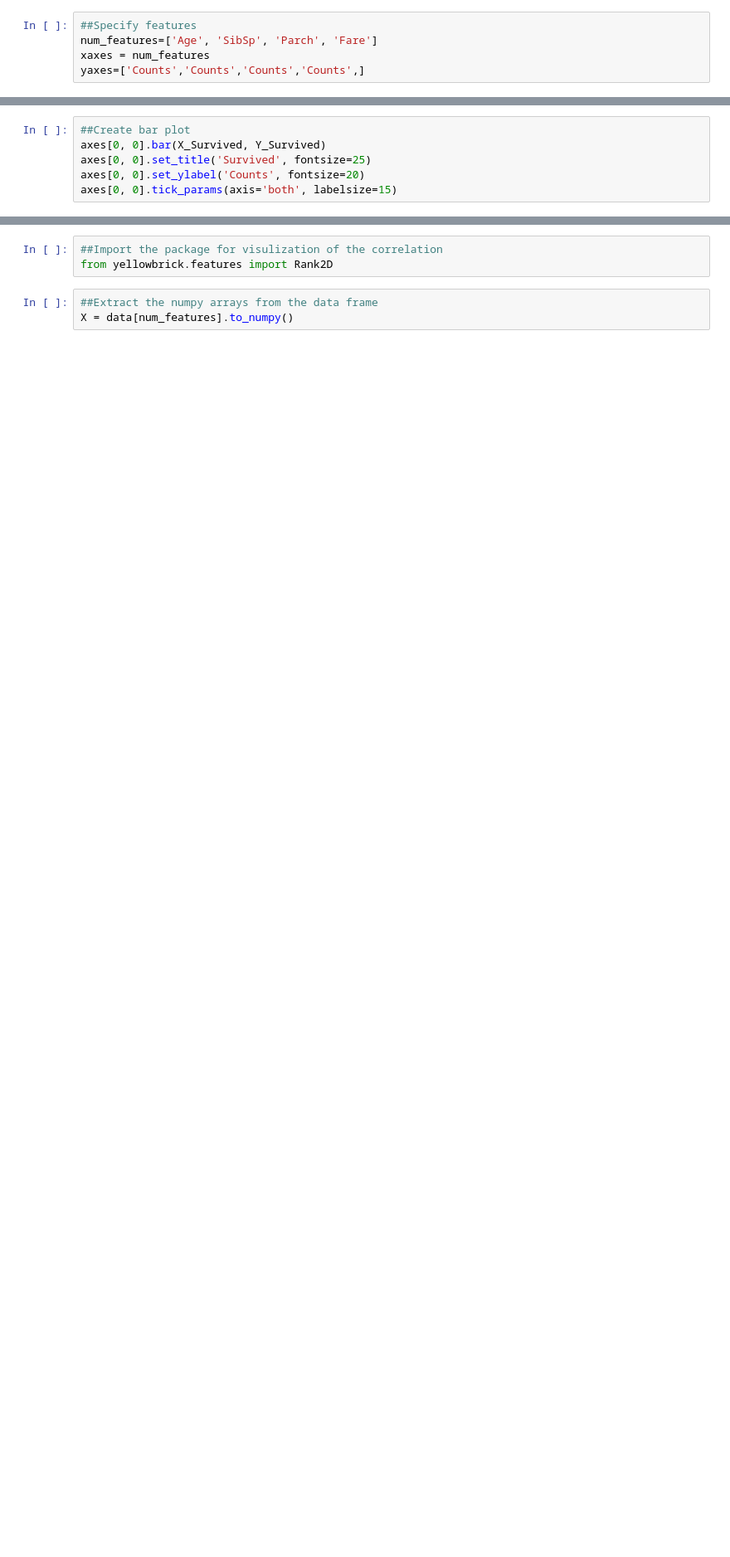
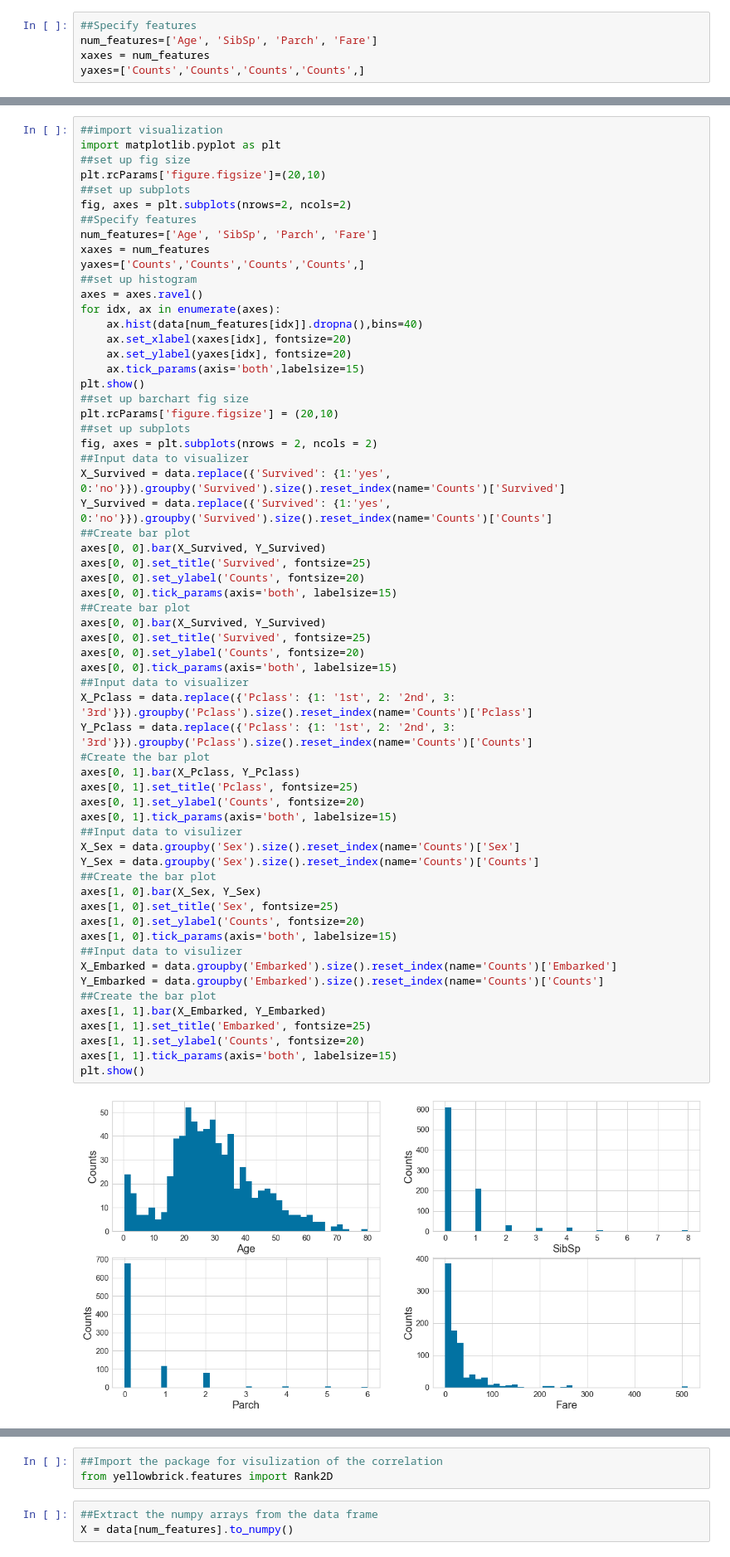
Before and after one commit to JZamora1108/DSC-550, a Jupyter notebook: DSC 550 - Titanic Case Study.ipynb, the cells around one changed output, grey strips where cells are left out. Shown: that part at 83% size. Cells and saved outputs as stored; diff of their text form; blank space fills up the shorter version.

```diff
--- a/DSC 550 - Titanic Case Study.ipynb
+++ b/DSC 550 - Titanic Case Study.ipynb
@@ -113,6 +66,63 @@ Y_Survived = data.replace({'Survived': {1:'yes', 0:'no'}}).groupby('Survived').s
 # %%
+##import visualization
+import matplotlib.pyplot as plt
+##set up fig size
+plt.rcParams['figure.figsize']=(20,10)
+##set up subplots
+fig, axes = plt.subplots(nrows=2, ncols=2)
+##Specify features
+num_features=['Age', 'SibSp', 'Parch', 'Fare']
+xaxes = num_features
+yaxes=['Counts','Counts','Counts','Counts',]
+##set up histogram
+axes = axes.ravel()
+for idx, ax in enumerate(axes):
+    ax.hist(data[num_features[idx]].dropna(),bins=40)
+    ax.set_xlabel(xaxes[idx], fontsize=20)
+    ax.set_ylabel(yaxes[idx], fontsize=20)
+    ax.tick_params(axis='both',labelsize=15)
+plt.show()
+##set up barchart fig size
+plt.rcParams['figure.figsize'] = (20,10)
+##set up subplots
+fig, axes = plt.subplots(nrows = 2, ncols = 2)
+##Input data to visualizer
+X_Survived = data.replace({'Survived': {1:'yes', 0:'no'}}).groupby('Survived').size().reset_index(name='Counts')['Survived']
+Y_Survived = data.replace({'Survived': {1:'yes', 0:'no'}}).groupby('Survived').size().reset_index(name='Counts')['Counts']
 ##Create bar plot
 axes[0, 0].bar(X_Survived, Y_Survived)
 axes[0, 0].set_title('Survived', fontsize=25)
 axes[0, 0].set_ylabel('Counts', fontsize=20)
 axes[0, 0].tick_params(axis='both', labelsize=15)
+##Create bar plot
+axes[0, 0].bar(X_Survived, Y_Survived)
+axes[0, 0].set_title('Survived', fontsize=25)
+axes[0, 0].set_ylabel('Counts', fontsize=20)
+axes[0, 0].tick_params(axis='both', labelsize=15)
+##Input data to visualizer
+X_Pclass = data.replace({'Pclass': {1: '1st', 2: '2nd', 3: '3rd'}}).groupby('Pclass').size().reset_index(name='Counts')['Pclass']
+Y_Pclass = data.replace({'Pclass': {1: '1st', 2: '2nd', 3: '3rd'}}).groupby('Pclass').size().reset_index(name='Counts')['Counts']
+#Create the bar plot
+axes[0, 1].bar(X_Pclass, Y_Pclass)
+axes[0, 1].set_title('Pclass', fontsize=25)
+axes[0, 1].set_ylabel('Counts', fontsize=20)
+axes[0, 1].tick_params(axis='both', labelsize=15)
+##Input data to visulizer
+X_Sex = data.groupby('Sex').size().reset_index(name='Counts')['Sex']
+Y_Sex = data.groupby('Sex').size().reset_index(name='Counts')['Counts']
+##Create the bar plot
+axes[1, 0].bar(X_Sex, Y_Sex)
+axes[1, 0].set_title('Sex', fontsize=25)
+axes[1, 0].set_ylabel('Counts', fontsize=20)
+axes[1, 0].tick_params(axis='both', labelsize=15)
+##Input data to visulizer
+X_Embarked = data.groupby('Embarked').size().reset_index(name='Counts')['Embarked']
+Y_Embarked = data.groupby('Embarked').size().reset_index(name='Counts')['Counts']
+##Create the bar plot
+axes[1, 1].bar(X_Embarked, Y_Embarked)
+axes[1, 1].set_title('Embarked', fontsize=25)
+axes[1, 1].set_ylabel('Counts', fontsize=20)
+axes[1, 1].tick_params(axis='both', labelsize=15)
+plt.show()
+# %% [output]
+[figure, added]
```
Also changed, not shown: parts of 21 cells of this notebook.
